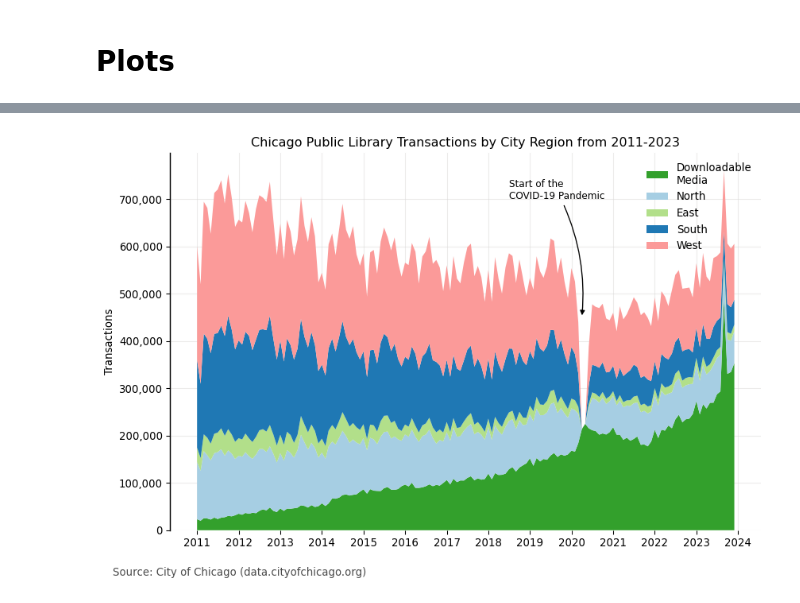
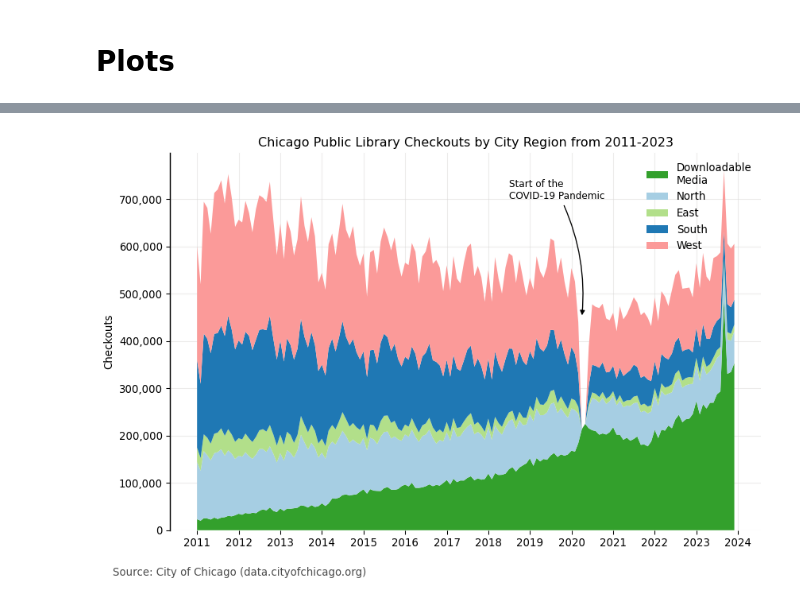
Before and after one commit to M-Harms/Data-Visualization, a Jupyter notebook: chicago_libraries.ipynb, the cells around one changed output, grey strips where cells are left out. Saved outputs shown, nothing was run; the diff lists cells and outputs as text; code cells hidden in the pictures.

Commit message:
Minor plot changes; Added more information about the data

```diff
--- a/chicago_libraries.ipynb
+++ b/chicago_libraries.ipynb
@@ -42,44 +45,3 @@ group_region_date_2020 = df_2020.groupby(['region', 'date'])['transactions'].sum
 group_region_date_2023 = df_2023.groupby(['region', 'date'])['transactions'].sum().unstack('region').reset_index()
 # %% [markdown]
 # Plots
-# %%
-for colors in colors_list:
-    #plt.style.use('default')`
-    data = group_region_date_2020
-    fig, ax = plt.subplots(figsize=(10,7.5), dpi = 96)
-
-    # color = ['#feebe2', '#fbb4b9', '#f768a1', '#c51b8a', '#7a0177']
-    #colors = ['#f1eef6','#d7b5d8', '#df65b0', '#dd1c77', '#980043']
-    #colors = ['#a6cee3', '#1f78b4', '#b2df8a', '#33a02c', '#fb9a99']
-    #1f78b4
-    #b2df8a
-    #33a02c
-    #fb9a99]
-
-    ax.stackplot(data['date']
-                 , [data['City Wide'], data['North'], data['East'],data['South'],data['West']]
-                 , labels=['Downloadable Media', 'North', 'East', 'South', 'West']
-                 , colors = colors)
-
-    ax.grid(which="major", axis='x', color='#DAD8D7', alpha=0.5, zorder=0)
-    ax.grid(which="major", axis='y', color='#DAD8D7', alpha=0.5, zorder=0)
-    ax.set_title('Chicago Public Library Transactions by City Region from 2011-2023')
-    ax.yaxis.set_major_formatter(mpl.ticker.StrMethodFormatter('{x:,.0f}'))
-    ax.xaxis.set_major_locator(mdates.MonthLocator(interval=1))
-    ax.xaxis.set_major_formatter(DateFormatter('%b %Y'))
-
-    ax.set_ylabel('Transactions')
-    ax.text(x=0.05, y=0.12, s="Source: City of Chicago (data.cityofchicago.org)", transform=fig.transFigure, ha='left', fontsize=10, alpha=.7)
-
-    ax.set_axisbelow(True)
-    # Remove the spines
-    ax.spines[['top','right','bottom']].set_visible(False)
-
-    # Make the left spine thicker
-    ax.spines['left'].set_linewidth(1.1)
-    #ax.plot([0.05, .9], [.9, .9], transform=fig.transFigure, clip_on=False, color='black', linewidth=.6)
-
-    ax.legend(frameon=False)
-    plt.xticks(rotation=45, ha='right')
-    plt.subplots_adjust(left=None, bottom=0.24, right=None, top=0.85, wspace=None, hspace=None)
-    plt.show()
@@ -95,33 +53,33 @@ for colors in colors_list:
     ax.stackplot(data['date']
                  , [data['City Wide'], data['North'], data['East'],data['South'],data['West']]
                  , labels=['Downloadable\nMedia', 'North', 'East', 'South', 'West']
                  , colors = colors)
 
     ax.grid(which="major", axis='x', color='#DAD8D7', alpha=0.5, zorder=0)
     ax.grid(which="major", axis='y', color='#DAD8D7', alpha=0.5, zorder=0)
-    ax.set_title('Chicago Public Library Transactions by City Region from 2011-2023')
+    ax.set_title('Chicago Public Library Checkouts by City Region from 2011-2023')
     ax.yaxis.set_major_formatter(mpl.ticker.StrMethodFormatter('{x:,.0f}'))
     ax.xaxis.set_major_locator(mdates.YearLocator())
     ax.xaxis.set_major_formatter(DateFormatter('%Y'))
     ax.annotate('Start of the \nCOVID-19 Pandemic',
                 (data['date'].iloc[111], 450000),
                 xytext=(data['date'].iloc[90], 700000),
                 ha='left', fontsize=9, arrowprops=dict(arrowstyle='-|>', facecolor='k', connectionstyle="arc3,rad=-0.15"))
 
-    ax.set_ylabel('Transactions')
+    ax.set_ylabel('Checkouts')
     ax.text(x=0.05, y=0.12, s="Source: City of Chicago (data.cityofchicago.org)", transform=fig.transFigure, ha='left', fontsize=10, alpha=.7)
 
     ax.set_axisbelow(True)
     # Remove the spines
     ax.spines[['top','right','bottom']].set_visible(False)
 
     # Make the left spine thicker
     ax.spines['left'].set_linewidth(1.1)
     #ax.plot([0.05, .9], [.9, .9], transform=fig.transFigure, clip_on=False, color='black', linewidth=.6)
 
     ax.legend(frameon=False)
     plt.subplots_adjust(left=None, bottom=0.2, right=None, top=0.86, wspace=None, hspace=None)
     fig.savefig(f'./images/chicago_library_transactions.svg', bbox_inches='tight')
     plt.show()
 # %% [output]
-[figure, old version]
+[figure, new version]
```
Also changed, not shown: parts of 2 cells of this notebook, 2 other files.
